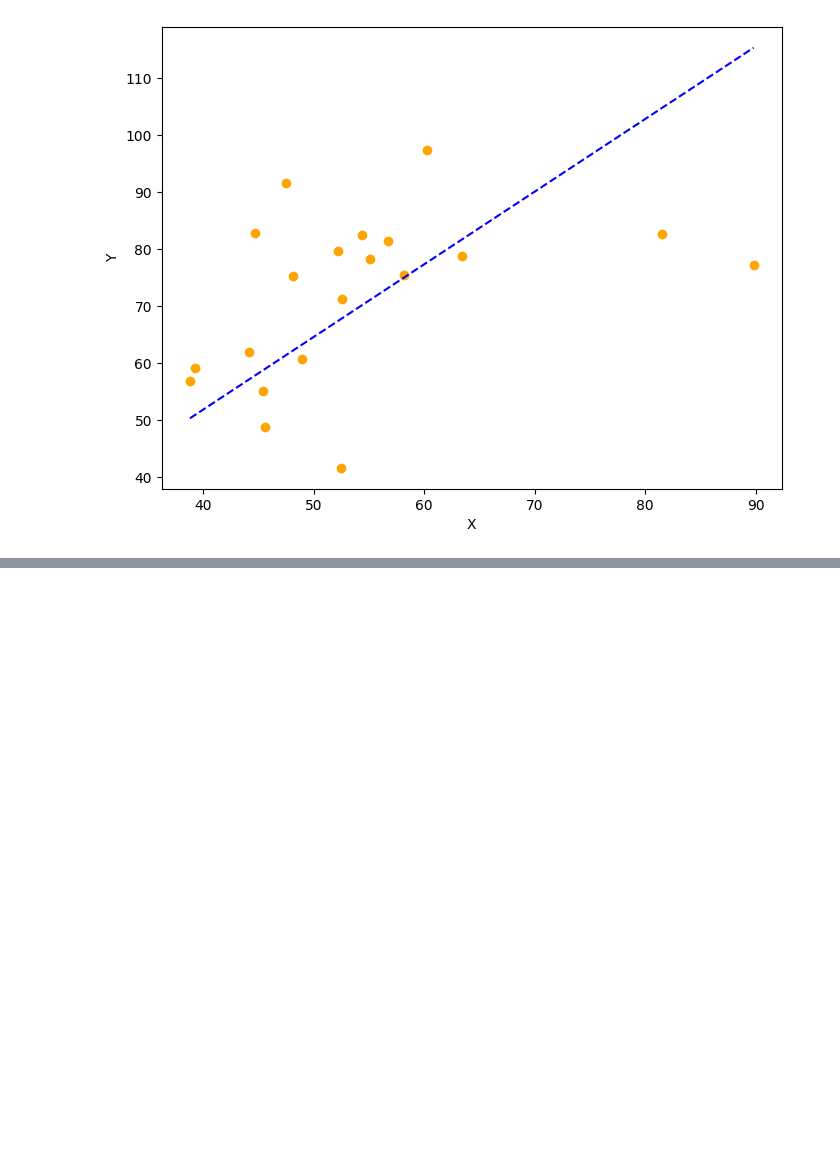
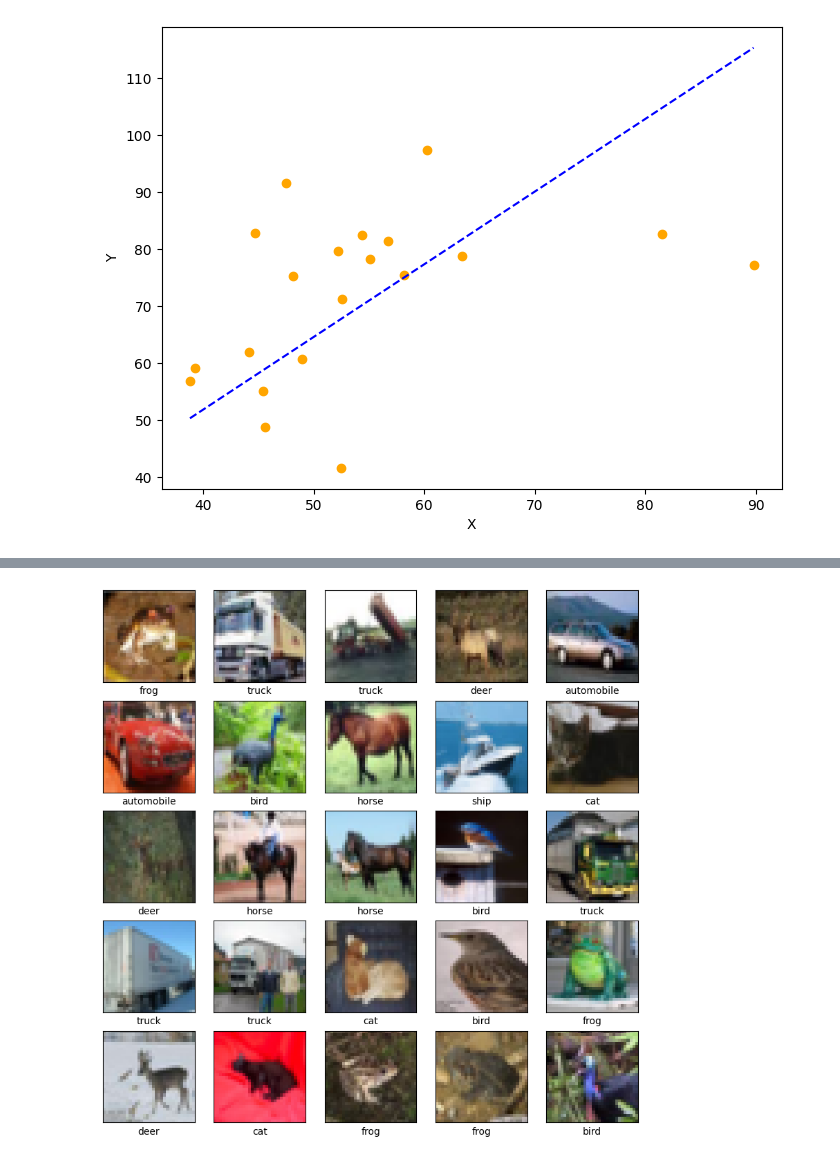
Before and after one commit to HabeebKasim18/CSA4724-DEEP-LEARNING-192224093, a Jupyter notebook: CSA4724_Deep_Learning_Lab.ipynb, the cells around one changed output, grey strips where cells are left out. Cells and saved outputs as stored; diff of their text form; code cells hidden in the pictures; blank space fills up the shorter version.

```diff
--- a/CSA4724_Deep_Learning_Lab.ipynb
+++ b/CSA4724_Deep_Learning_Lab.ipynb
@@ -677,0 +680,79 @@ Estimated Bias: 0.9558815898740776
+# %%
+import tensorflow as tf
+from tensorflow.keras import datasets, layers, models
+import matplotlib.pyplot as plt
+from sklearn.metrics import classification_report, confusion_matrix
+import seaborn as sns
+import numpy as np
+
+# Load and preprocess the dataset
+(X_train, y_train), (X_test, y_test) = datasets.cifar10.load_data()
+
+# Normalize the images to the range [0, 1]
+X_train, X_test = X_train / 255.0, X_test / 255.0
+
+# Verify the data
+class_names = ['airplane', 'automobile', 'bird', 'cat', 'deer', 'dog', 'frog', 'horse', 'ship', 'truck']
+plt.figure(figsize=(10,10))
+for i in range(25):
+    plt.subplot(5,5,i+1)
+    plt.xticks([])
+    plt.yticks([])
+    plt.grid(False)
+    plt.imshow(X_train[i], cmap=plt.cm.binary)
+    plt.xlabel(class_names[y_train[i][0]])
+plt.show()
+
+# Build the CNN model
+model = models.Sequential([
+    layers.Conv2D(32, (3, 3), activation='relu', input_shape=(32, 32, 3)),
+    layers.MaxPooling2D((2, 2)),
+    layers.Conv2D(64, (3, 3), activation='relu'),
+    layers.MaxPooling2D((2, 2)),
+    layers.Conv2D(64, (3, 3), activation='relu'),
+    layers.Flatten(),
+    layers.Dense(64, activation='relu'),
+    layers.Dense(10)
+])
+
+# Compile the model
+model.compile(optimizer='adam',
+              loss=tf.keras.losses.SparseCategoricalCrossentropy(from_logits=True),
+              metrics=['accuracy'])
+
+# Train the model
+history = model.fit(X_train, y_train, epochs=10,
+                    validation_data=(X_test, y_test))
+
+# Evaluate the model
+test_loss, test_acc = model.evaluate(X_test, y_test, verbose=2)
+print(f"\nTest accuracy: {test_acc}")
+
+# Make predictions
+y_pred = model.predict(X_test)
+y_pred_classes = np.argmax(y_pred, axis=1)
+
+# Classification report
+print("\nClassification Report:\n")
+print(classification_report(y_test, y_pred_classes, target_names=class_names))
+
+# Confusion matrix
+conf_matrix = confusion_matrix(y_test, y_pred_classes)
+plt.figure(figsize=(10, 8))
+sns.heatmap(conf_matrix, annot=True, fmt='d', xticklabels=class_names, yticklabels=class_names, cmap=plt.cm.Blues)
+plt.xlabel('Predicted')
+plt.ylabel('True')
+plt.title('Confusion Matrix')
+plt.show()
+
+# Visualize some predictions
+plt.figure(figsize=(10, 10))
+for i in range(25):
+    plt.subplot(5, 5, i + 1)
+    plt.xticks([])
+    plt.yticks([])
+    plt.grid(False)
+    plt.imshow(X_test[i], cmap=plt.cm.binary)
+    plt.xlabel(f"True: {class_names[y_test[i][0]]}\nPred: {class_names[y_pred_classes[i]]}")
+plt.show()
+# %% [output]
@@ -677,0 +761 @@ Estimated Bias: 0.9558815898740776
+[figure, added]
```
Also changed, not shown: parts of 2 cells of this notebook.
